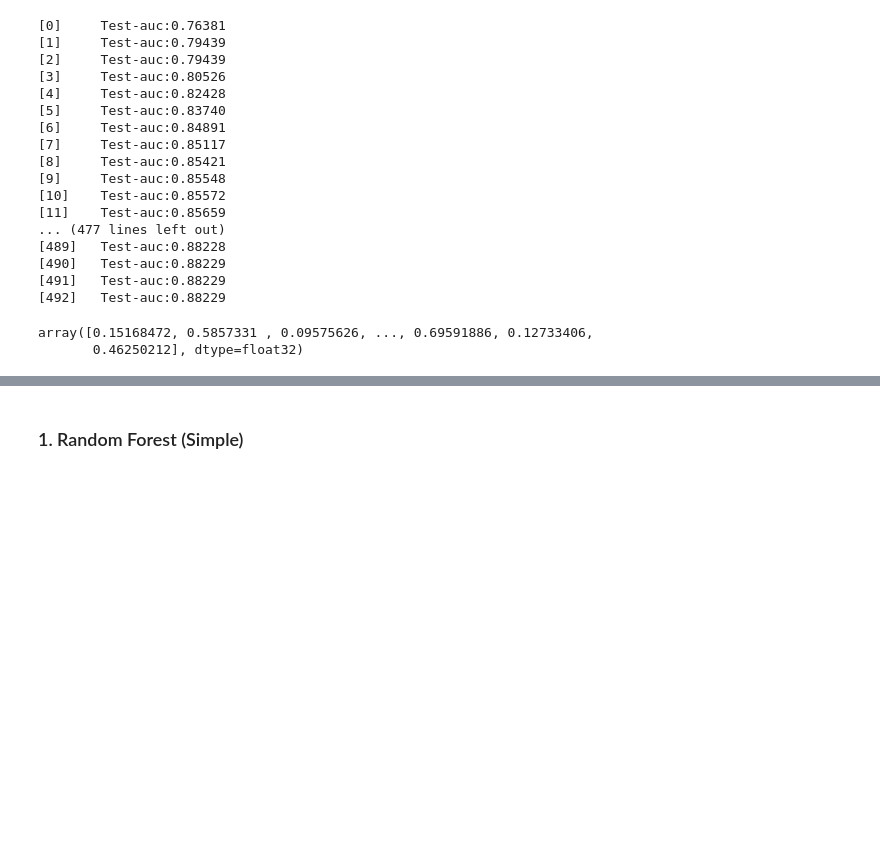
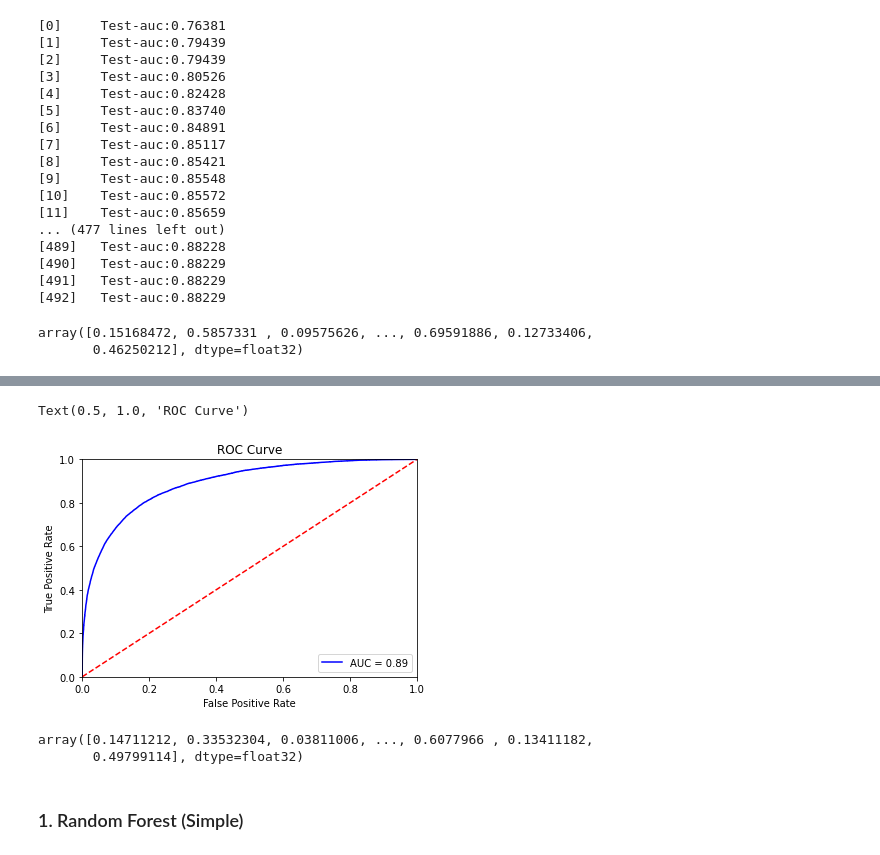
Before and after one commit to JonasSchroeder/Kaggel-Tabular-Playground-Series-2021, a Jupyter notebook: Mar 2021/Kaggle TPS 2021 - March.ipynb, the cells around one changed output, grey strips where cells are left out. Drawn from its saved outputs; the diff is of its cells as text; code cells hidden in the pictures; blank space fills up the shorter version.

```diff
--- a/Mar 2021/Kaggle TPS 2021 - March.ipynb
+++ b/Mar 2021/Kaggle TPS 2021 - March.ipynb
@@ -435,0 +486,4 @@ ValueError: continuous format is not supported
+# %%
+# add best parameters
+params['max_depth'] = 3
+params['min_child_weight'] = 2
@@ -435,0 +548,4 @@ ValueError: continuous format is not supported
+# %%
+# update parameter
+params['subsample'] = 1.0
+params['colsample_bytree'] = 0.5
@@ -435,0 +598,2 @@ ValueError: continuous format is not supported
+# %%
+params['eta'] = .2
@@ -435,0 +611,9 @@ ValueError: continuous format is not supported
+# %%
+final_model = xgb.train(
+    params,
+    dtrain,
+    num_boost_round=1000,
+    evals=[(dtest, "Test")],
+    early_stopping_rounds=10
+)
+print("Best RMSE: {:.2f} in {} rounds".format(final_model.best_score, final_model.best_iteration+1))
@@ -435,0 +638,25 @@ ValueError: continuous format is not supported
+# %%
+# ROC Curve
+from sklearn.metrics import roc_curve, auc
+
+y_test_pred = final_model.predict(dtest)
+fpr, tpr, threshold = roc_curve(y_test, y_test_pred)
+roc_auc = auc(fpr, tpr)
+
+plt.plot(fpr, tpr, 'b', label = 'AUC = %0.2f' % roc_auc)
+plt.legend(loc = 'lower right')
+plt.plot([0, 1], [0, 1],'r--')
+plt.xlim([0, 1])
+plt.ylim([0, 1])
+plt.ylabel('True Positive Rate')
+plt.xlabel('False Positive Rate')
+plt.title("ROC Curve")
+# %% [output]
+Text(0.5, 1.0, 'ROC Curve')
+[figure, added]
+# %%
+y_submit = final_model.predict(xgb.DMatrix(X_submit_pre))
+y_submit
+# %% [output]
+array([0.14711212, 0.33532304, 0.03811006, ..., 0.6077966 , 0.13411182,
+       0.49799114], dtype=float32)
```
Also changed, not shown: parts of 9 cells of this notebook, 1 other file.
